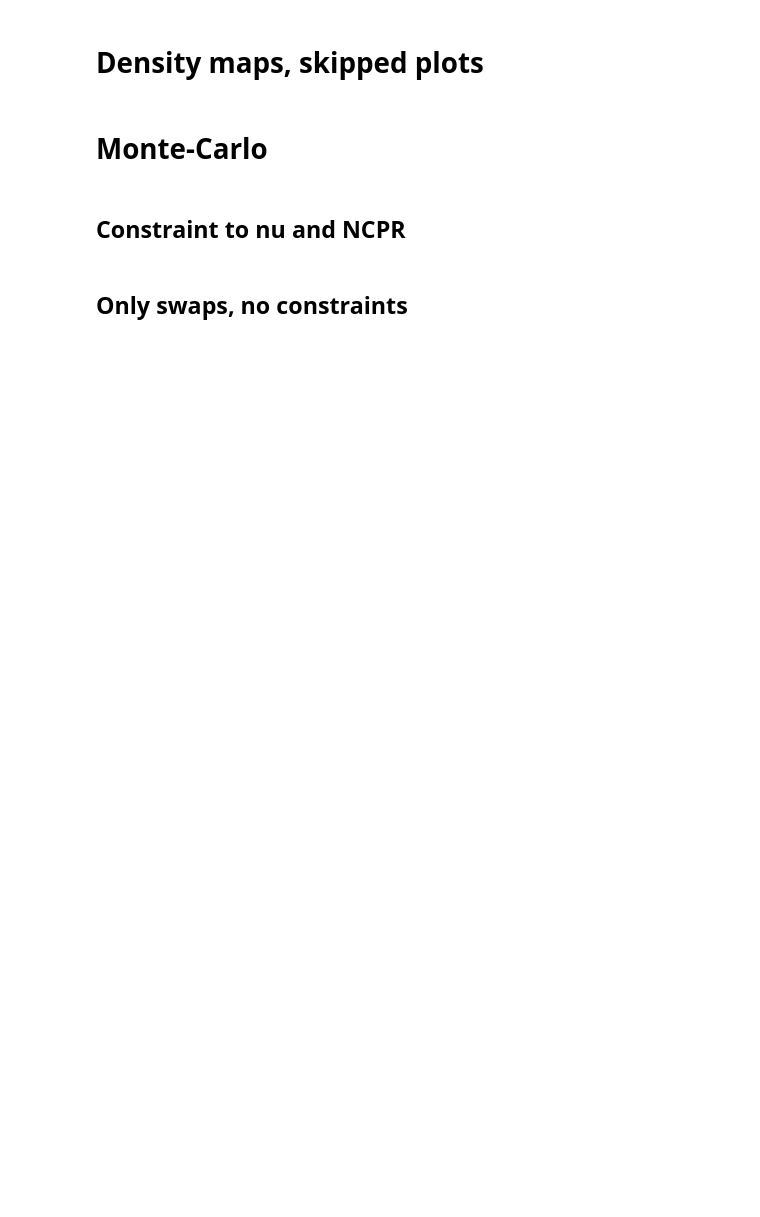
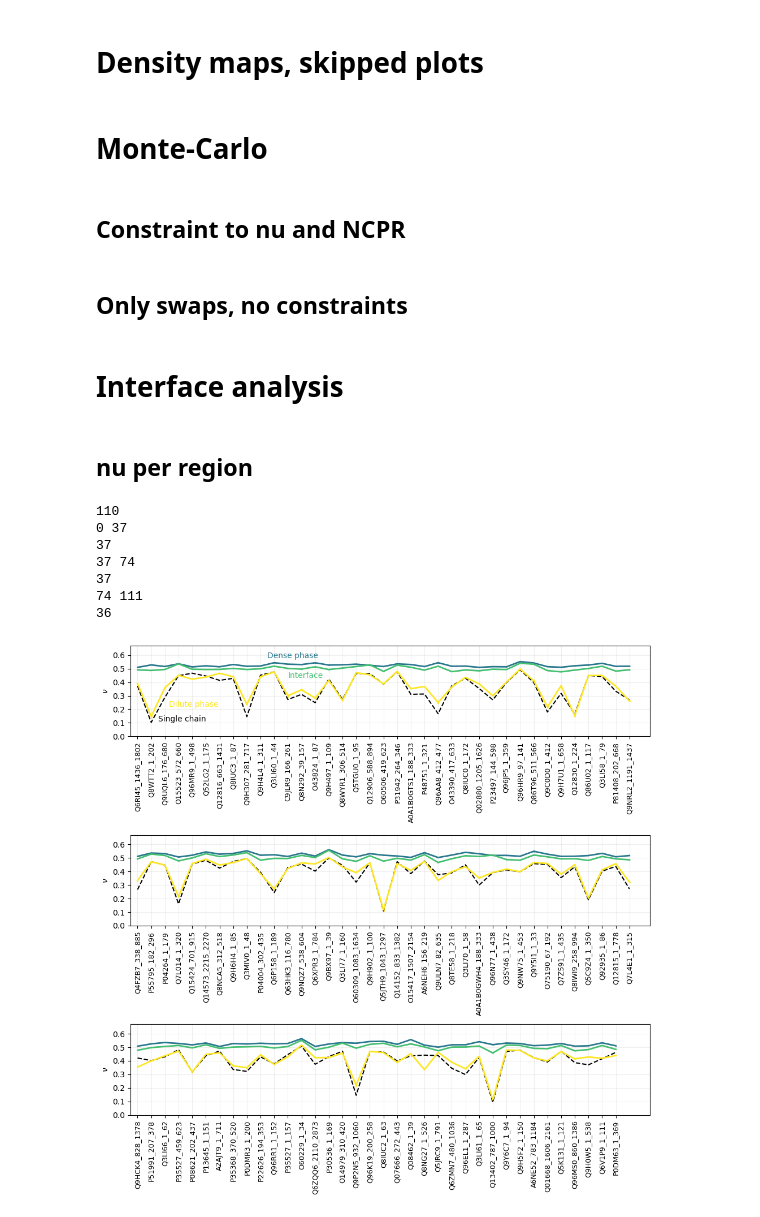
Before and after one commit to KULL-Centre/_2024_buelow_PSpred, a Jupyter notebook: figures.ipynb, the cells around one changed output. Saved outputs shown, nothing was run; the diff lists cells and outputs as text; code cells hidden in the pictures; blank space fills up the shorter version.

```diff
--- a/figures.ipynb
+++ b/figures.ipynb
@@ -62,7 +65,9 @@ features_clean = {
     'nu_svr' : r'$\nu_\mathrm{SVR}$',
     'N' : 'N',
     'kappa' : r'$\kappa$',
-    'mw' : r'M$_w$'
+    'mw' : r'M$_w$',
+    'rg_rel' : r'$\overline{R}_{g,\text{Interface}}$' + ' / ' +r'$\overline{R}_{g,\text{Dense}}$',
+    'sz' : r'$S_z$ (Interface)',
 }
 
 targets_clean = {
@@ -81,6 +86,10 @@ units_clean = {
     'dG' : r'k$_B$T',
     'logcdil_mgml' : ''
 }
+
+ora = plt.cm.viridis
+colors = [ora(0.4), ora(0.7), ora(1.)]
+alphas = [0.7, 0.6, 0.3]
 # %%
 def calc_cden_mgml(N,mw,val):
     box = build.calc_box(N)
@@ -1478,3 +1504,5 @@ for fidx, feat in enumerate(features):
 ax[0,0].set(ylabel=r'$\Delta$$\Delta$G [kT]')
 ax[1,0].set(ylabel=r'$\Delta$$\Delta$G [kT]')
 fig.tight_layout()
+# %% [markdown]
+# Interface analysis
@@ -1480,0 +1522,51 @@ fig.tight_layout()
+# %%
+df_nu = pd.read_csv('data/df_nu.csv').set_index('seq_name')
+# %% [markdown]
+## nu per region
+# %%
+fig, ax = plt.subplots(3,1,figsize=(10,10))
+
+nseq = len(df_nu)
+print(nseq)
+for idx in range(3):
+    axij = ax[idx]
+    third = 37
+    x0 = int(idx*third)#+1 # 141/3
+    x1 = x0+int(third)
+    print(x0,x1)
+
+    xs = np.arange(len(df_nu))[x0:x1]
+    print(len(xs))
+
+    axij.errorbar(xs,df_nu['nu_dil'][x0:x1],yerr=df_nu['nu_dil_err'][x0:x1],label='dilute phase',color=colors[2],lw=2)#fcolor(0.))
+    axij.errorbar(xs,df_nu['nu_den'][x0:x1],yerr=df_nu['nu_den_err'][x0:x1],label='dense phase',color=colors[0],lw=2)#fcolor(0.5))
+    axij.errorbar(xs,df_nu['nu_inter'][x0:x1],yerr=df_nu['nu_inter_err'][x0:x1],label='intermediate phase',color=colors[1],lw=2)#'tab:orange')
+
+    # axij.plot(xs,nus_single_list[x0:x1],label='single chain sim',c='black',ls='dashed')
+    axij.plot(xs,df_nu['nu_single'][x0:x1],label='single chain sim',c='black',ls='dashed')
+
+    axij.set(xlim=(x0-0.5,x1+0.5))
+    axij.set(ylim=(0,0.67))
+    axij.set_xticks(xs)
+    axij.set_xticklabels(df_nu.index[x0:x1],rotation=90,fontsize=9)
+    axij.grid(alpha=0.2)
+    axij.set_yticks([0.0,0.1,0.2,0.3,0.4,0.5,0.6])
+    axij.set(ylabel=r'$\nu$')
+    # ax.set_title(f'Scaling exponent for slab sims with dG < {dGmin}')
+
+    # fig.savefig(f'figures/scaling_exp_dG_lt_{dGmin}.pdf')
+ax[0].text(1.5,0.11,'Single chain',c='black',fontsize=10)
+ax[0].text(2.3,0.22,'Dilute phase',c=ora(1.),fontsize=10)
+ax[0].text(9.5,0.58,'Dense phase',c=colors[0],fontsize=10)
+ax[0].text(11,0.43,'Interface',c=colors[1],fontsize=10)
+fig.tight_layout()
+# fig.savefig('figures/nu_per_phase.pdf')
+# %% [output]
+110
+0 37
+37
+37 74
+37
+74 111
+36
+[figure, added]
```
Also changed, not shown: parts of 8 cells of this notebook, 2 other files.
